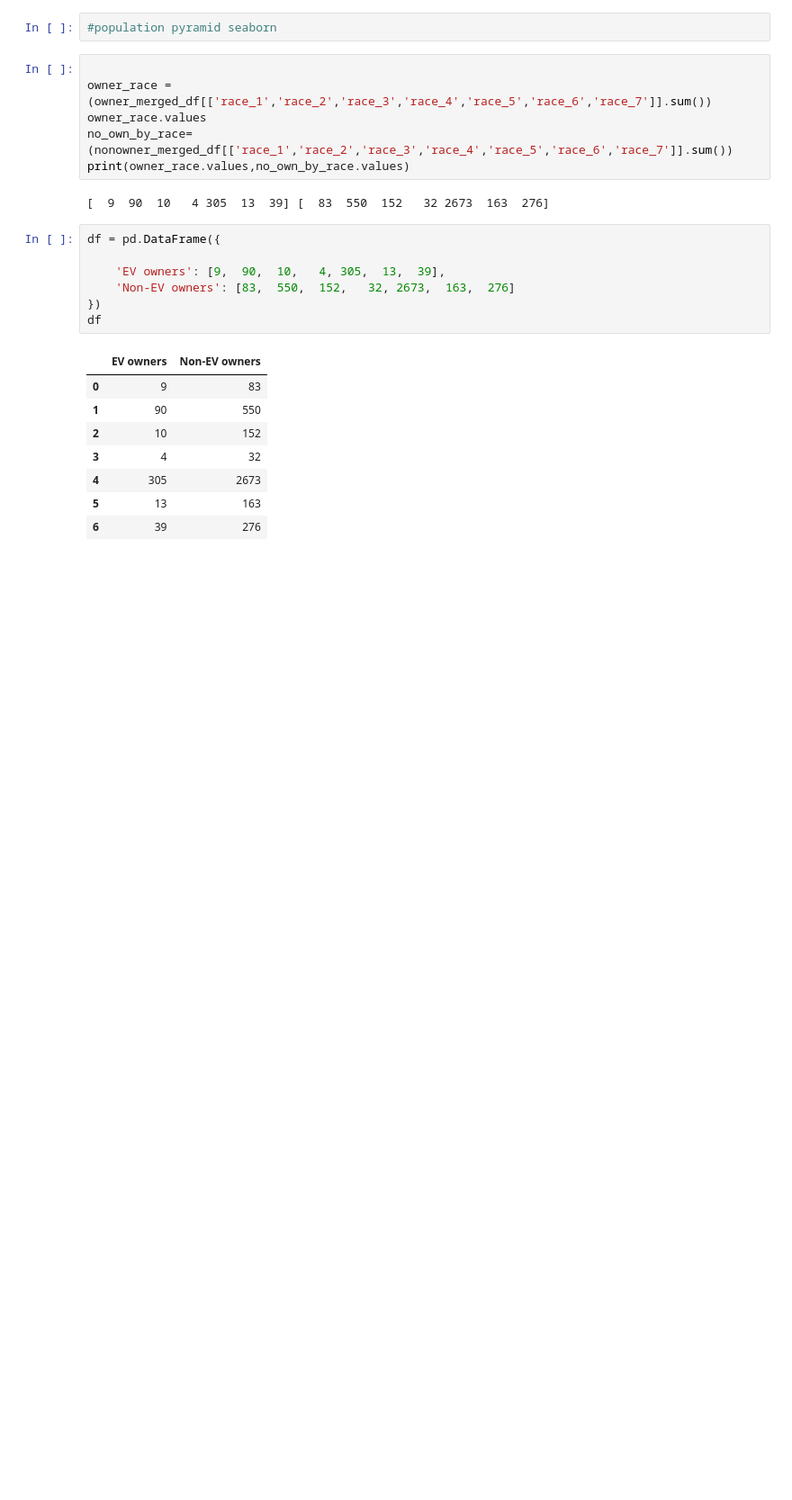
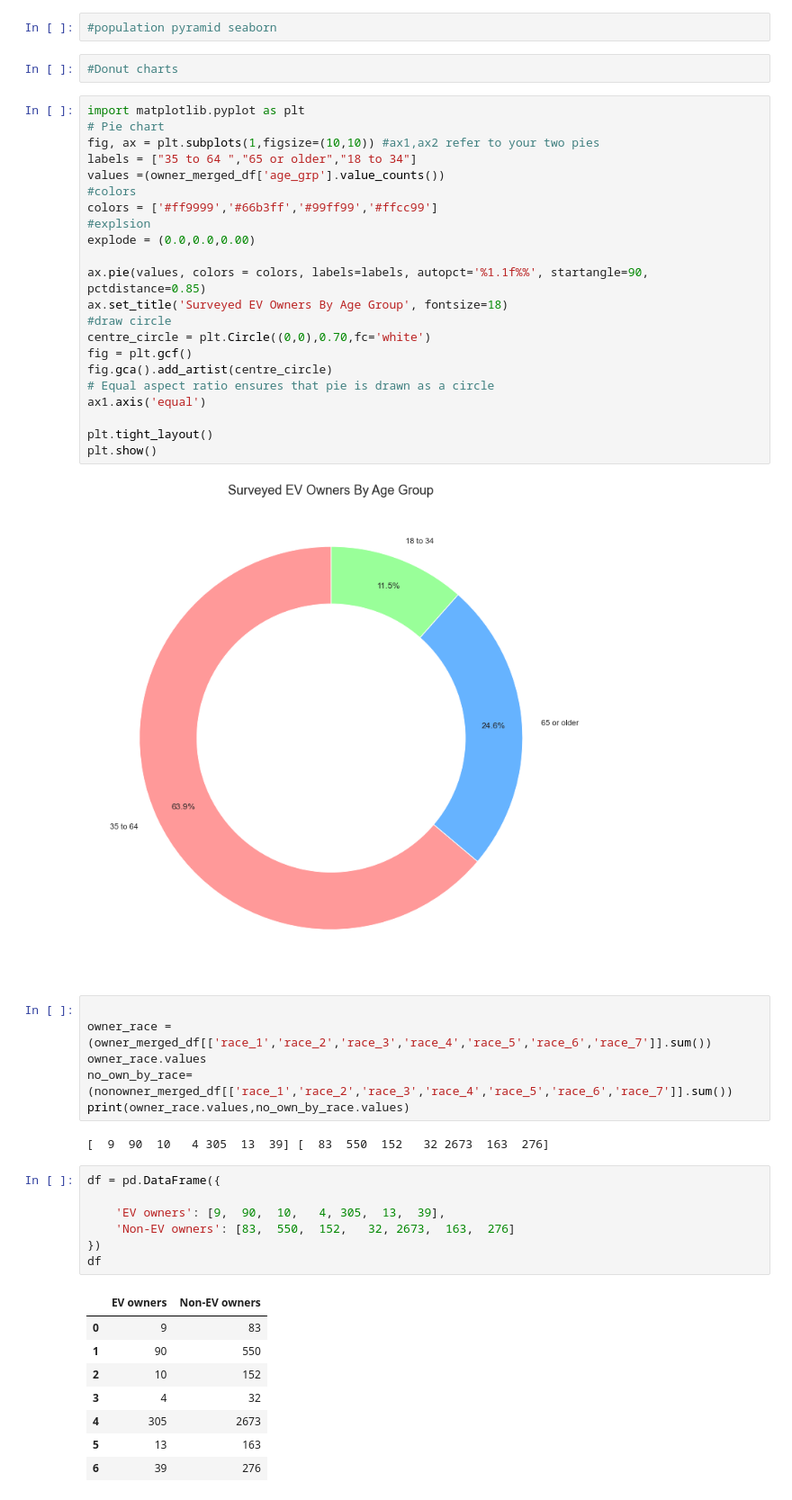
Before and after one commit to RussellShelley/Energy_Analysis, a Jupyter notebook: Visualization/python_analytics.ipynb, the cells around one changed output. Shown at 90% size. Saved outputs shown, nothing was run; the diff lists cells and outputs as text; blank space fills up the shorter version.

Commit message:
adding donut

```diff
--- a/Visualization/python_analytics.ipynb
+++ b/Visualization/python_analytics.ipynb
@@ -538,5 +540,31 @@ plt.tight_layout()
 # %%
 #population pyramid seaborn
+# %%
+#Donut charts
+# %%
+import matplotlib.pyplot as plt
+# Pie chart
+fig, ax = plt.subplots(1,figsize=(10,10)) #ax1,ax2 refer to your two pies
+labels = ["35 to 64 ","65 or older","18 to 34"]
+values =(owner_merged_df['age_grp'].value_counts())
+#colors
+colors = ['#ff9999','#66b3ff','#99ff99','#ffcc99']
+#explsion
+explode = (0.0,0.0,0.00)
+
+ax.pie(values, colors = colors, labels=labels, autopct='%1.1f%%', startangle=90, pctdistance=0.85)
+ax.set_title('Surveyed EV Owners By Age Group', fontsize=18)
+#draw circle
+centre_circle = plt.Circle((0,0),0.70,fc='white')
+fig = plt.gcf()
+fig.gca().add_artist(centre_circle)
+# Equal aspect ratio ensures that pie is drawn as a circle
+ax1.axis('equal')
+
+plt.tight_layout()
+plt.show()
+# %% [output]
+[figure, added]
 # %%
 
 owner_race =(owner_merged_df[['race_1','race_2','race_3','race_4','race_5','race_6','race_7']].sum())
```
Also changed, not shown: parts of 1 cell of this notebook.
